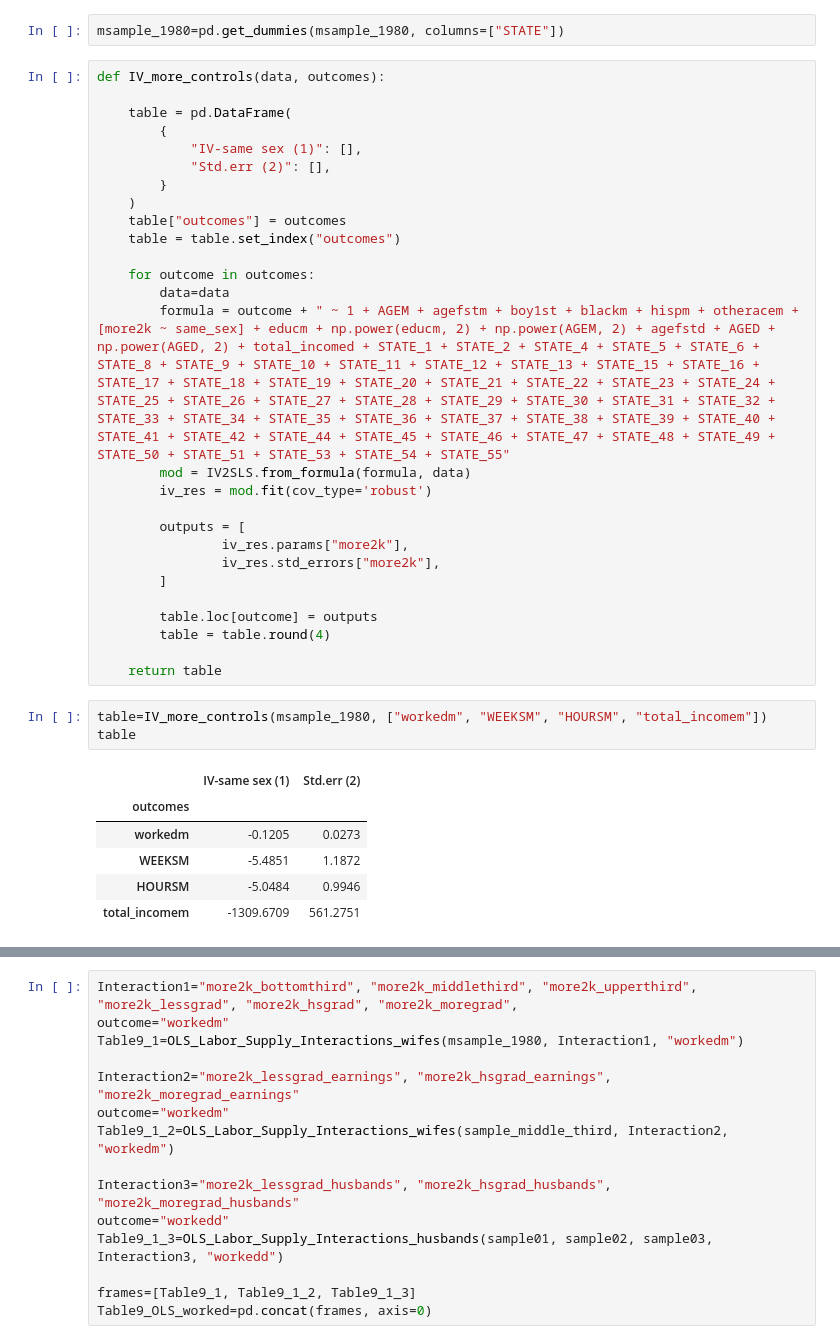
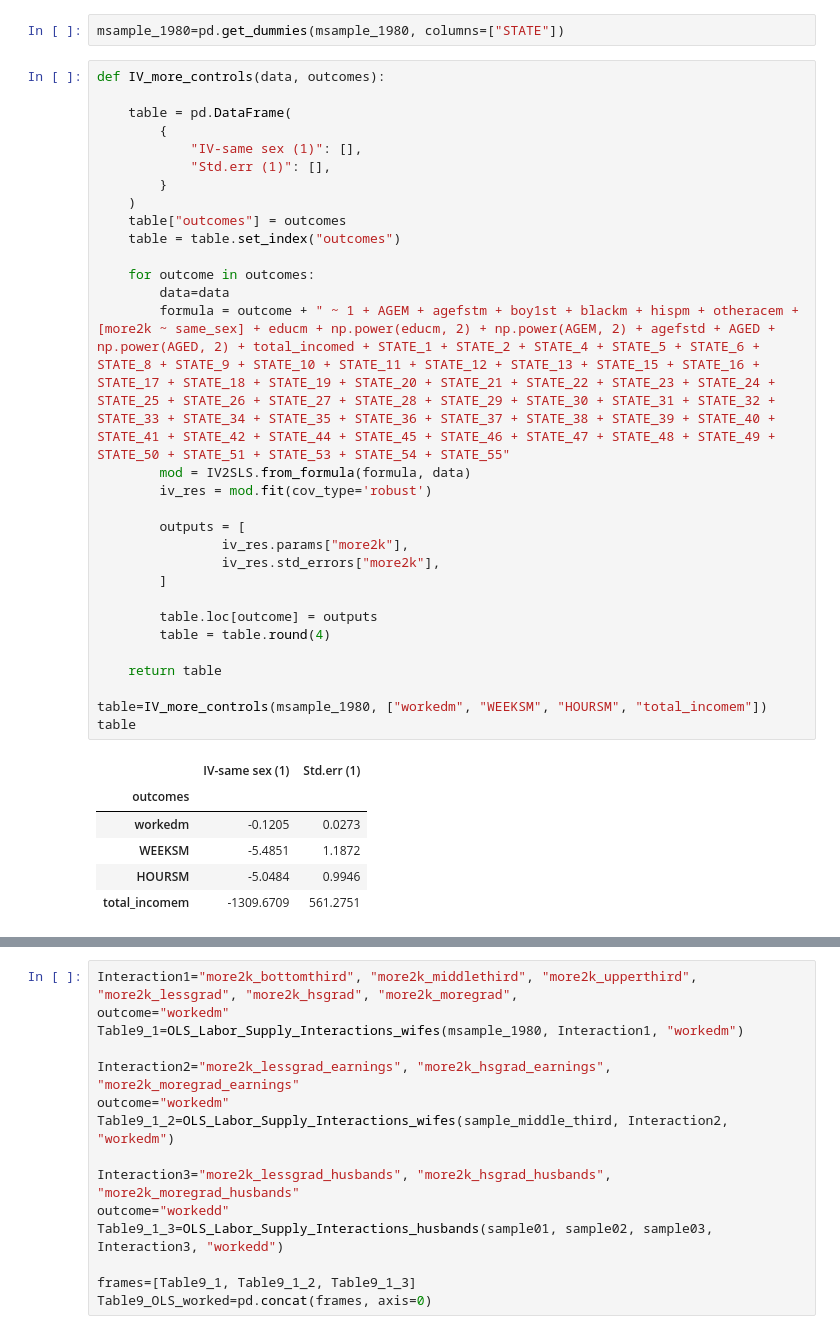
Before and after one commit to carolinalvarez/angrist-and-evans-1998-python, a Jupyter notebook: Angrist_and_Evans_1998.ipynb, the cells around one changed output, grey strips where cells are left out. Saved outputs shown, nothing was run; the diff lists cells and outputs as text.

```diff
--- a/Angrist_and_Evans_1998.ipynb
+++ b/Angrist_and_Evans_1998.ipynb
@@ -787,37 +801,37 @@ msample_1980=pd.get_dummies(msample_1980, columns=["STATE"])
 # %%
 def IV_more_controls(data, outcomes):
 
     table = pd.DataFrame(
         {
             "IV-same sex (1)": [],
-            "Std.err (2)": [],
+            "Std.err (1)": [],
         }
     )
     table["outcomes"] = outcomes
     table = table.set_index("outcomes")
 
     for outcome in outcomes:
         data=data
         formula = outcome + " ~ 1 + AGEM + agefstm + boy1st + blackm + hispm + otheracem + [more2k ~ same_sex] + educm + np.power(educm, 2) + np.power(AGEM, 2) + agefstd + AGED + np.power(AGED, 2) + total_incomed + STATE_1 + STATE_2 + STATE_4 + STATE_5 + STATE_6 + STATE_8 + STATE_9 + STATE_10 + STATE_11 + STATE_12 + STATE_13 + STATE_15 + STATE_16 + STATE_17 + STATE_18 + STATE_19 + STATE_20 + STATE_21 + STATE_22 + STATE_23 + STATE_24 + STATE_25 + STATE_26 + STATE_27 + STATE_28 + STATE_29 + STATE_30 + STATE_31 + STATE_32 + STATE_33 + STATE_34 + STATE_35 + STATE_36 + STATE_37 + STATE_38 + STATE_39 + STATE_40 + STATE_41 + STATE_42 + STATE_44 + STATE_45 + STATE_46 + STATE_47 + STATE_48 + STATE_49 + STATE_50 + STATE_51 + STATE_53 + STATE_54 + STATE_55"
         mod = IV2SLS.from_formula(formula, data)
         iv_res = mod.fit(cov_type='robust')
 
         outputs = [
                 iv_res.params["more2k"],
                 iv_res.std_errors["more2k"],
         ]
 
         table.loc[outcome] = outputs
         table = table.round(4)
 
     return table
+
+table=IV_more_controls(msample_1980, ["workedm", "WEEKSM", "HOURSM", "total_incomem"])
+table
+# %% [output]
+|  | IV-same sex (1) | Std.err (1) |
+| outcomes |  |  |
+| workedm | -0.1205 | 0.0273 |
+| WEEKSM | -5.4851 | 1.1872 |
+| HOURSM | -5.0484 | 0.9946 |
+| total_incomem | -1309.6709 | 561.2751 |
-# %%
-table=IV_more_controls(msample_1980, ["workedm", "WEEKSM", "HOURSM", "total_incomem"])
-table
-# %% [output]
-|  | IV-same sex (1) | Std.err (2) |
-| outcomes |  |  |
-| workedm | -0.1205 | 0.0273 |
-| WEEKSM | -5.4851 | 1.1872 |
-| HOURSM | -5.0484 | 0.9946 |
-| total_incomem | -1309.6709 | 561.2751 |
```
Also changed, not shown: parts of 49 cells of this notebook, 1 other file.
